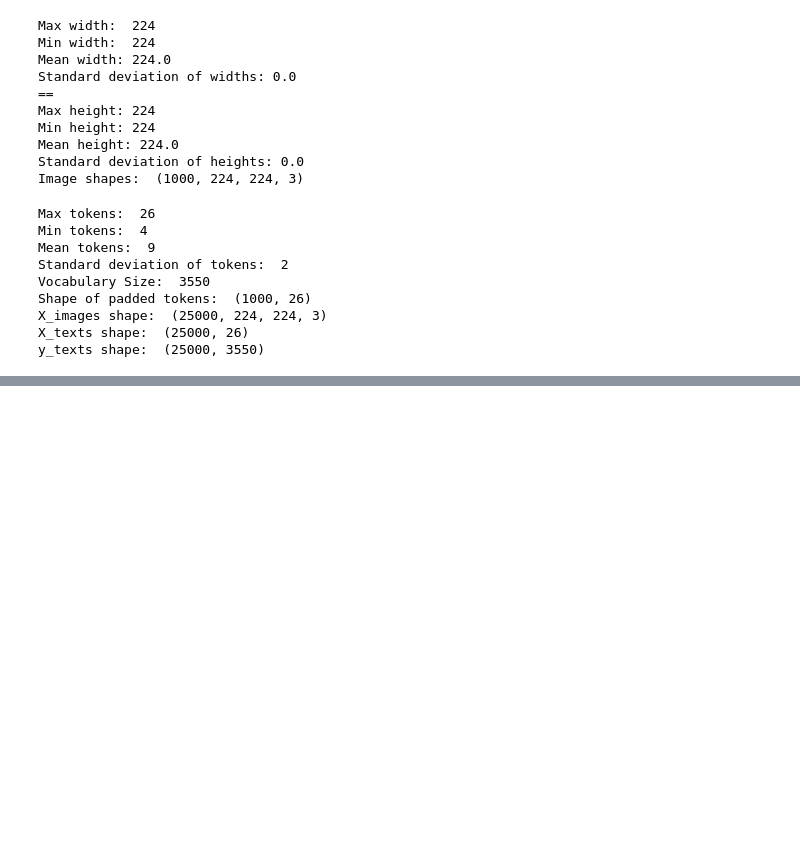
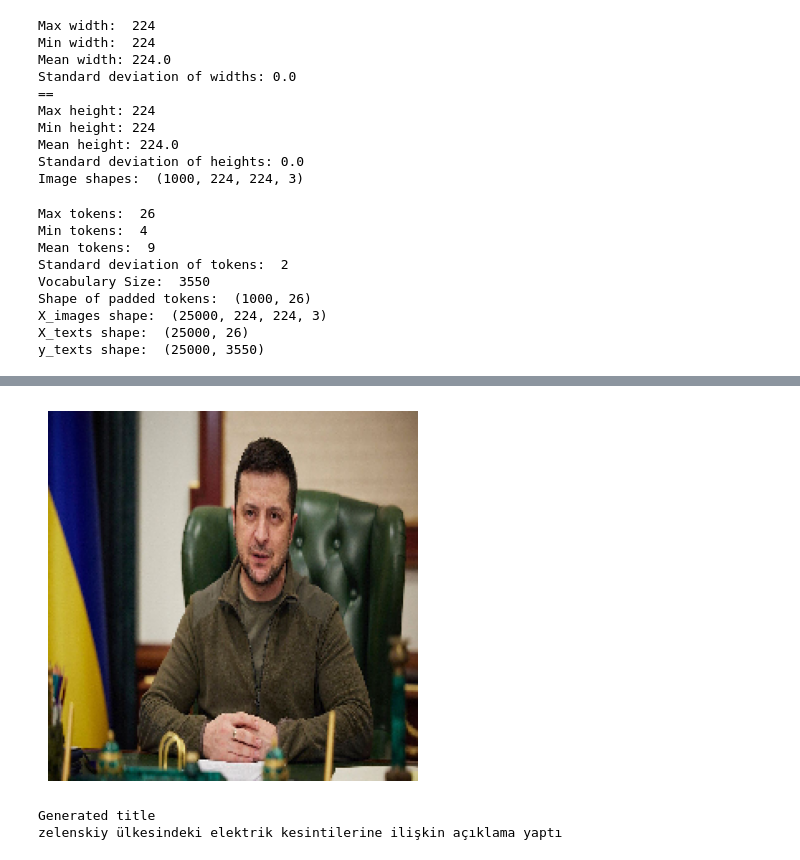
Before and after one commit to VisionLang/YapayGazeteci-Teknofest2024, a Jupyter notebook: Model/main_.ipynb, the cells around one changed output, grey strips where cells are left out. Cells and saved outputs as stored; diff of their text form; code cells hidden in the pictures; blank space fills up the shorter version.

```diff
--- a/Model/main_.ipynb
+++ b/Model/main_.ipynb
@@ -457,0 +510,3 @@ Macron ve Le Pen canlı yayında tartıştı
+# %%
+generate_text(999)
+# %% [output]
@@ -457,0 +521,3 @@ Macron ve Le Pen canlı yayında tartıştı
+[figure, added]
+Generated title
+zelenskiy ülkesindeki elektrik kesintilerine ilişkin açıklama yaptı
```
Also changed, not shown: parts of 12 cells of this notebook, 2 other files.
